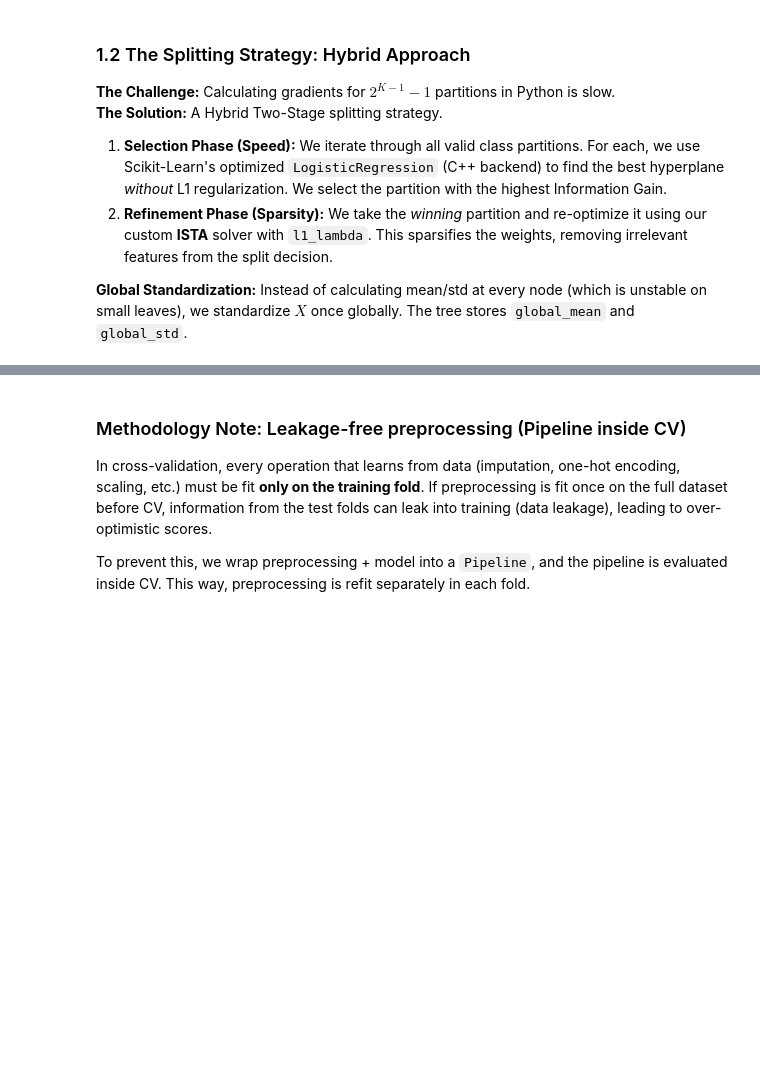
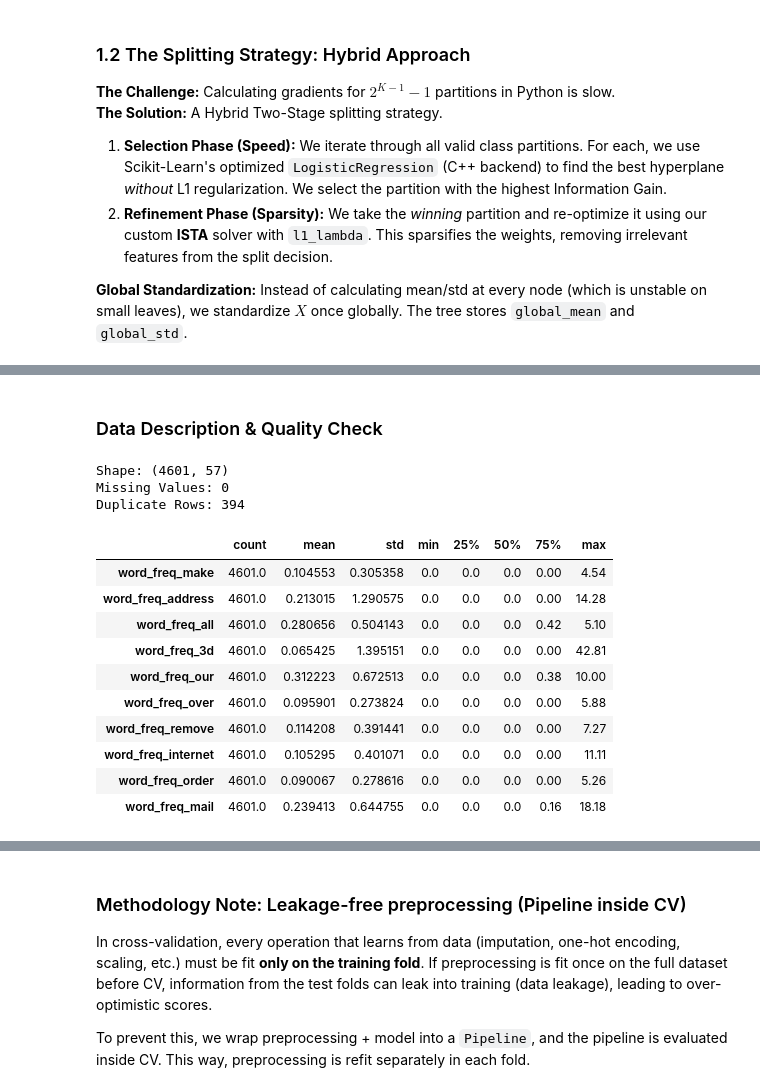
Before and after one commit to 0x3ira/IAI-ML, a Jupyter notebook: tree_ai_extended.ipynb, the cells around one changed output, grey strips where cells are left out. Saved outputs shown, nothing was run; the diff lists cells and outputs as text; code cells hidden in the pictures; blank space fills up the shorter version.

```diff
--- a/tree_ai_extended.ipynb
+++ b/tree_ai_extended.ipynb
@@ -371,0 +415,25 @@ class ObliqueDecisionTree(BaseEstimator, ClassifierMixin):
+# %% [markdown]
+### Data Description & Quality Check
+# %%
+# 1. Basic Structure
+print(f"Shape: {X_df.shape}")
+print("Missing Values:", X_df.isnull().sum().sum())
+print("Duplicate Rows:", X_df.duplicated().sum())
+
+# 2. Statistical Summary (Transpose for readability)
+display(X_df.describe().T.head(10))  # Showing top 10 features
+# %% [output]
+Shape: (4601, 57)
+Missing Values: 0
+Duplicate Rows: 394
+|  | count | mean | std | min | 25% | 50% | 75% | max |
+| word_freq_make | 4601.0 | 0.104553 | 0.305358 | 0.0 | 0.0 | 0.0 | 0.00 | 4.54 |
+| word_freq_address | 4601.0 | 0.213015 | 1.290575 | 0.0 | 0.0 | 0.0 | 0.00 | 14.28 |
+| word_freq_all | 4601.0 | 0.280656 | 0.504143 | 0.0 | 0.0 | 0.0 | 0.42 | 5.10 |
+| word_freq_3d | 4601.0 | 0.065425 | 1.395151 | 0.0 | 0.0 | 0.0 | 0.00 | 42.81 |
+| word_freq_our | 4601.0 | 0.312223 | 0.672513 | 0.0 | 0.0 | 0.0 | 0.38 | 10.00 |
+| word_freq_over | 4601.0 | 0.095901 | 0.273824 | 0.0 | 0.0 | 0.0 | 0.00 | 5.88 |
+| word_freq_remove | 4601.0 | 0.114208 | 0.391441 | 0.0 | 0.0 | 0.0 | 0.00 | 7.27 |
+| word_freq_internet | 4601.0 | 0.105295 | 0.401071 | 0.0 | 0.0 | 0.0 | 0.00 | 11.11 |
+| word_freq_order | 4601.0 | 0.090067 | 0.278616 | 0.0 | 0.0 | 0.0 | 0.00 | 5.26 |
+| word_freq_mail | 4601.0 | 0.239413 | 0.644755 | 0.0 | 0.0 | 0.0 | 0.16 | 18.18 |
```
Also changed, not shown: parts of 19 cells of this notebook.
